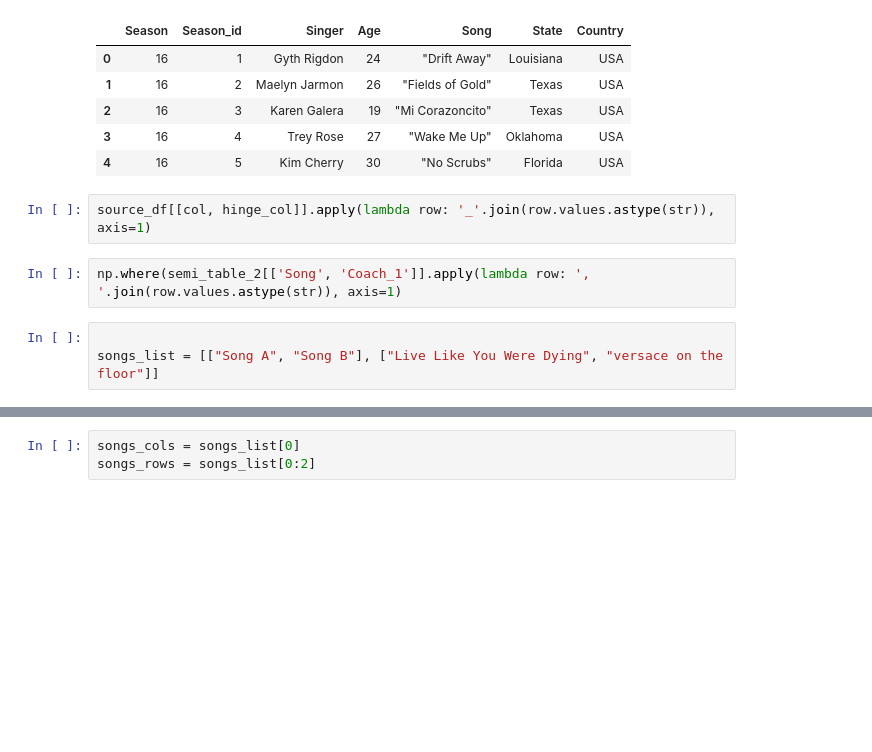
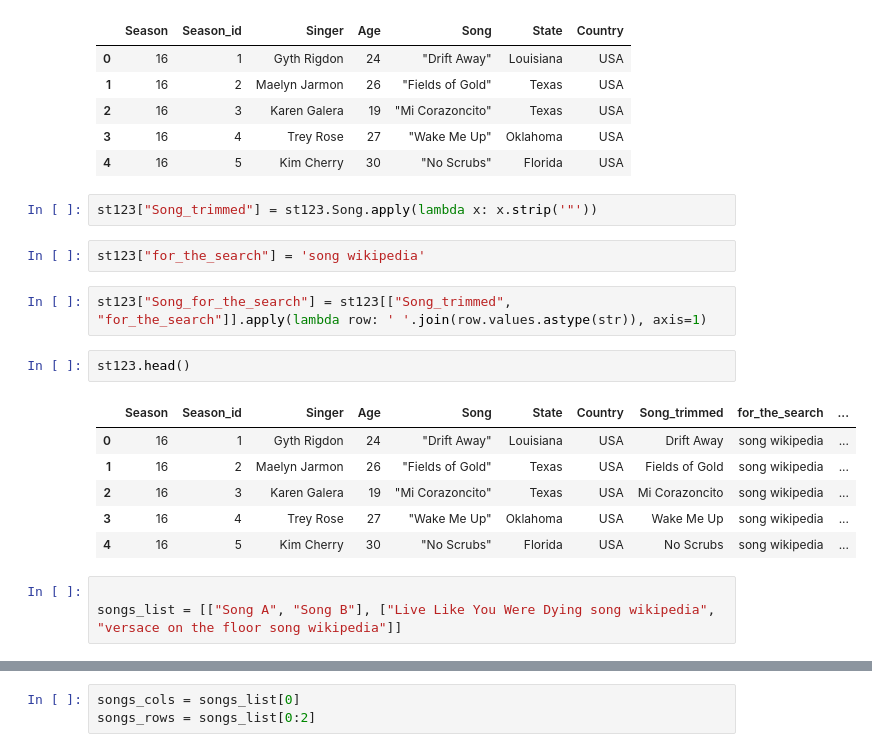
Before and after one commit to Salvinha-vlc/The_voice_usa, a Jupyter notebook: The_voice.ipynb, the cells around one changed output, grey strips where cells are left out. Drawn from its saved outputs; the diff is of its cells as text; blank space fills up the shorter version.

Commit message:
Starting with the song iterator

```diff
--- a/The_voice.ipynb
+++ b/The_voice.ipynb
@@ -532,12 +532,23 @@ st123.head()
 | 2 | 16 | 3 | Karen Galera | 19 | "Mi Corazoncito" | Texas | USA |
 | 3 | 16 | 4 | Trey Rose | 27 | "Wake Me Up" | Oklahoma | USA |
 | 4 | 16 | 5 | Kim Cherry | 30 | "No Scrubs" | Florida | USA |
+# %%
+st123["Song_trimmed"] = st123.Song.apply(lambda x: x.strip('"'))
+# %%
+st123["for_the_search"] = 'song wikipedia'
 # %%
-source_df[[col, hinge_col]].apply(lambda row: '_'.join(row.values.astype(str)), axis=1)
+st123["Song_for_the_search"] = st123[["Song_trimmed", "for_the_search"]].apply(lambda row: ' '.join(row.values.astype(str)), axis=1)
-# %%
-np.where(semi_table_2[['Song', 'Coach_1']].apply(lambda row: ', '.join(row.values.astype(str)), axis=1)
+# %%
+st123.head()
+# %% [output]
+|  | Season | Season_id | Singer | Age | Song | State | Country | Song_trimmed | for_the_search | ... |
+| 0 | 16 | 1 | Gyth Rigdon | 24 | "Drift Away" | Louisiana | USA | Drift Away | song wikipedia | ... |
+| 1 | 16 | 2 | Maelyn Jarmon | 26 | "Fields of Gold" | Texas | USA | Fields of Gold | song wikipedia | ... |
+| 2 | 16 | 3 | Karen Galera | 19 | "Mi Corazoncito" | Texas | USA | Mi Corazoncito | song wikipedia | ... |
+| 3 | 16 | 4 | Trey Rose | 27 | "Wake Me Up" | Oklahoma | USA | Wake Me Up | song wikipedia | ... |
+| 4 | 16 | 5 | Kim Cherry | 30 | "No Scrubs" | Florida | USA | No Scrubs | song wikipedia | ... |
 # %%
 
-songs_list = [["Song A", "Song B"], ["Live Like You Were Dying", "versace on the floor"]]
+songs_list = [["Song A", "Song B"], ["Live Like You Were Dying song wikipedia", "versace on the floor song wikipedia"]]
 # %%
 songs_list
```
Also changed, not shown: parts of 13 cells of this notebook.
